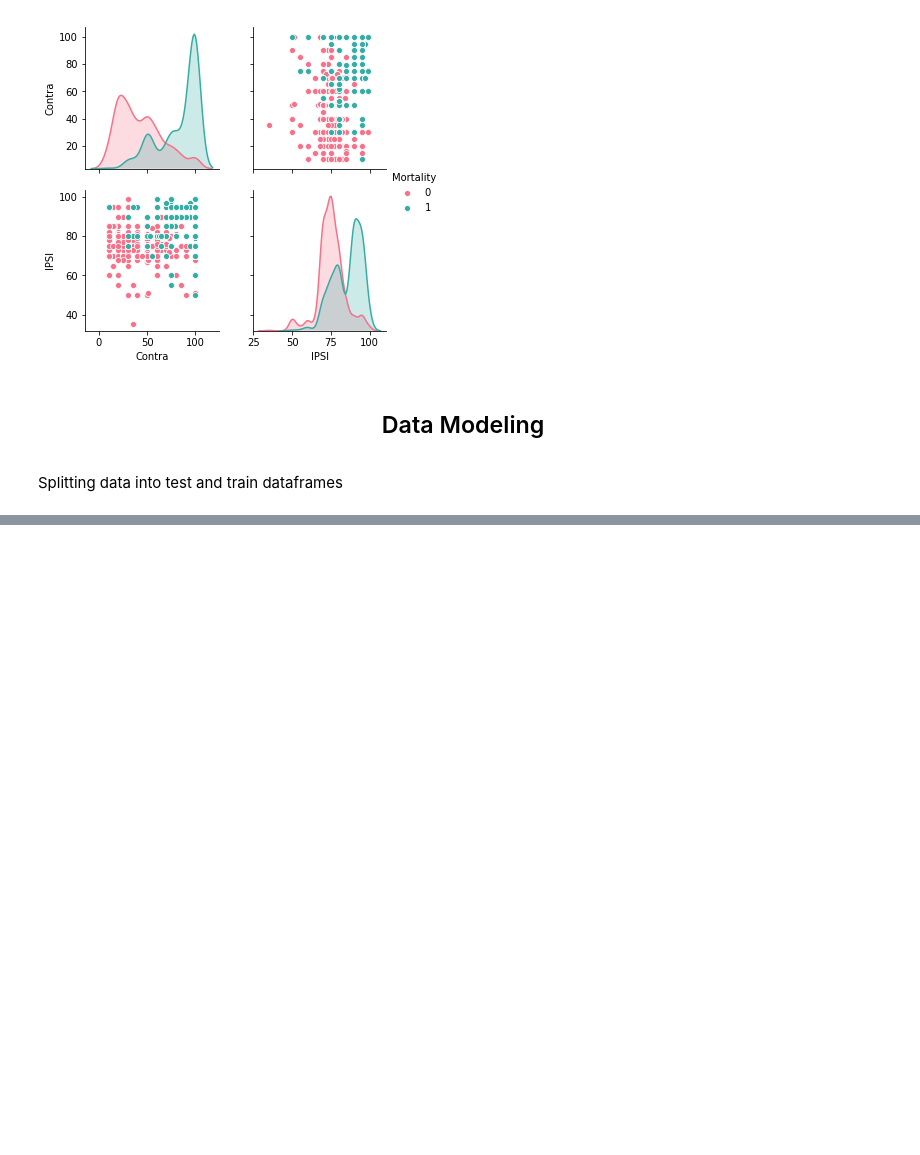
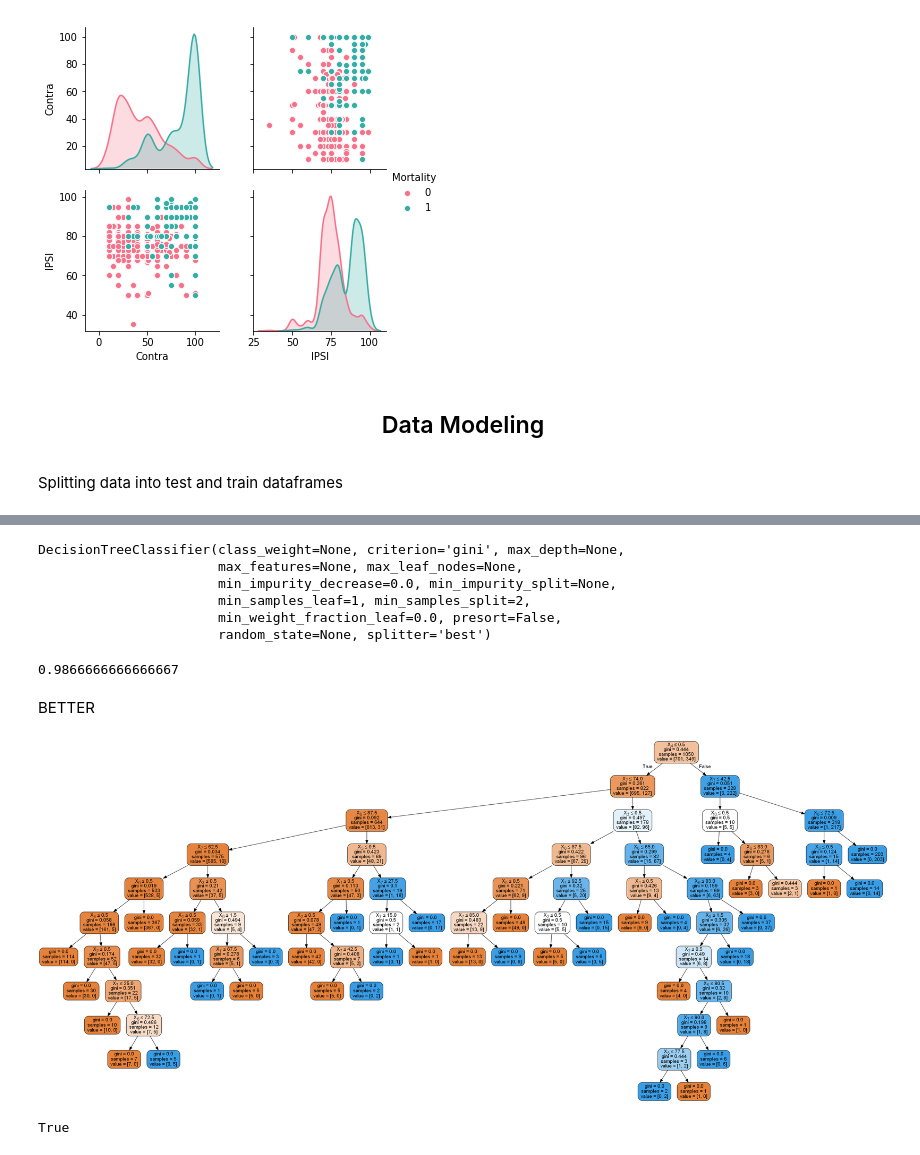
Before and after one commit to kthrasher1/Data_Mining, a Jupyter notebook: ACW/ACW_Jupyter_Notebook.ipynb, the cells around one changed output, grey strips where cells are left out. Saved outputs shown, nothing was run; the diff lists cells and outputs as text; code cells hidden in the pictures; blank space fills up the shorter version.

Commit message:
Decision tree and more models

```diff
--- a/ACW/ACW_Jupyter_Notebook.ipynb
+++ b/ACW/ACW_Jupyter_Notebook.ipynb
@@ -593,0 +720,29 @@ Splitting data into test and train dataframes
+# %%
+decision_tree_model = tree.DecisionTreeClassifier()
+# %%
+decision_tree_model.fit(x_train, y_train)
+# %% [output]
+DecisionTreeClassifier(class_weight=None, criterion='gini', max_depth=None,
+                       max_features=None, max_leaf_nodes=None,
+                       min_impurity_decrease=0.0, min_impurity_split=None,
+                       min_samples_leaf=1, min_samples_split=2,
+                       min_weight_fraction_leaf=0.0, presort=False,
+                       random_state=None, splitter='best')
+# %%
+decision_tree_model.score(x_test, y_test)
+# %% [output]
+0.9866666666666667
+# %% [markdown]
+BETTER
+# %%
+dot_data = tree.export_graphviz(decision_tree_model, out_file=None, filled = True, rounded = True, special_characters=True)
+# %%
+graph = pydotplus.graph_from_dot_data(dot_data)
+# %%
+Image(graph.create_png())
+# %% [output]
+[figure, added]
+# %%
+graph.write_png("dtree.png")
+# %% [output]
+True
```
Also changed, not shown: parts of 26 cells of this notebook, 2 other files.
